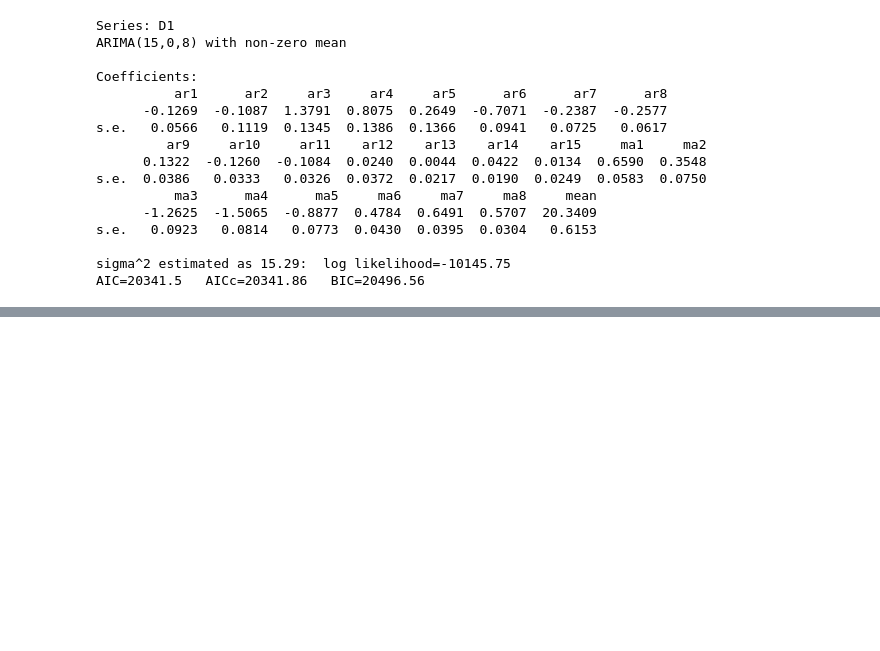
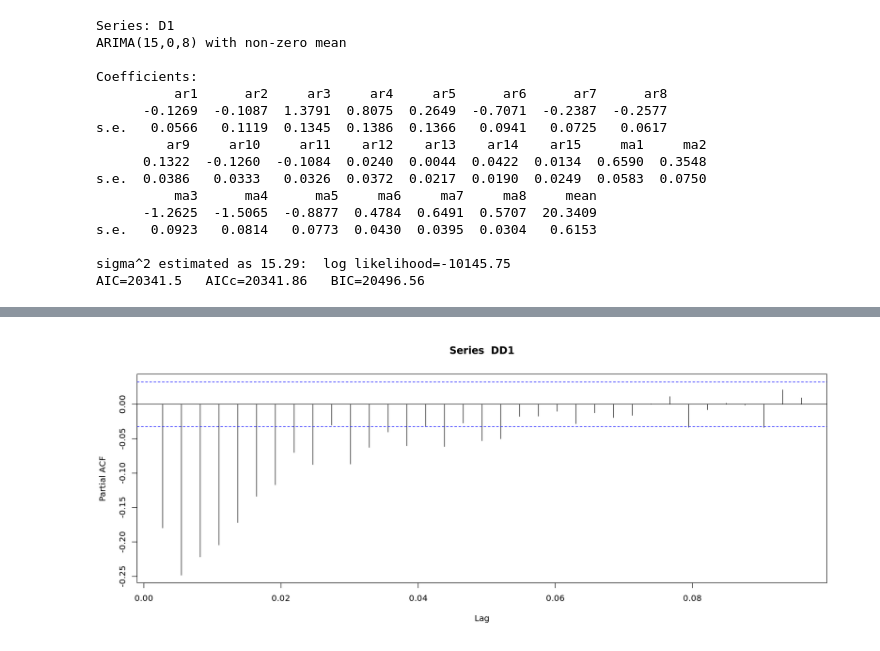
Before and after one commit to EricMaibach/TimeSeries, a Jupyter notebook: FinalProject.ipynb, the cells around one changed output, grey strips where cells are left out. Cells and saved outputs as stored; diff of their text form; code cells hidden in the pictures; blank space fills up the shorter version.

```diff
--- a/FinalProject.ipynb
+++ b/FinalProject.ipynb
@@ -160,0 +190,5 @@ AIC=20341.5   AICc=20341.86   BIC=20496.56
+# %%
+options(repr.plot.width=15, repr.plot.height=6)
+pacf(DD1)
+# %% [output]
+[figure, added]
```
Also changed, not shown: parts of 8 cells of this notebook.
